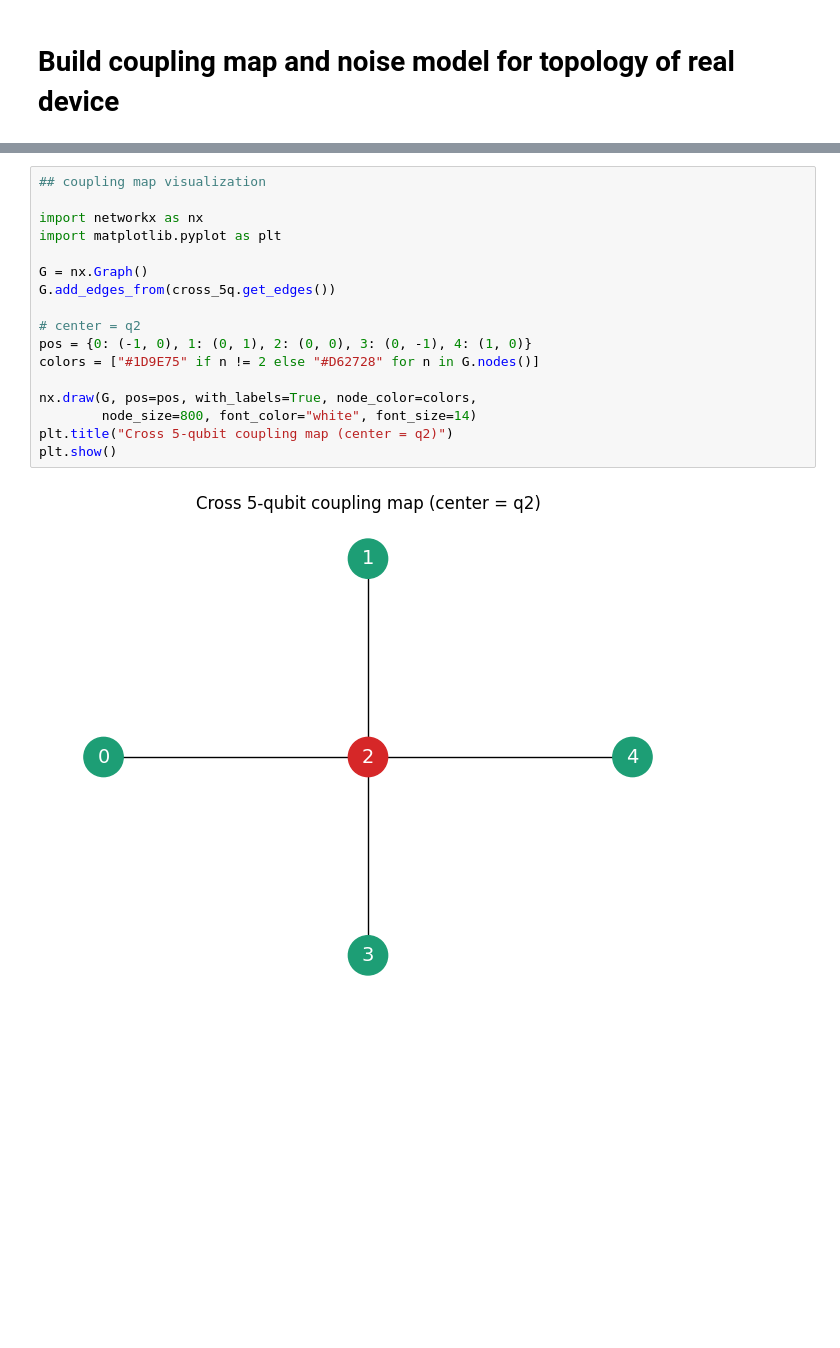
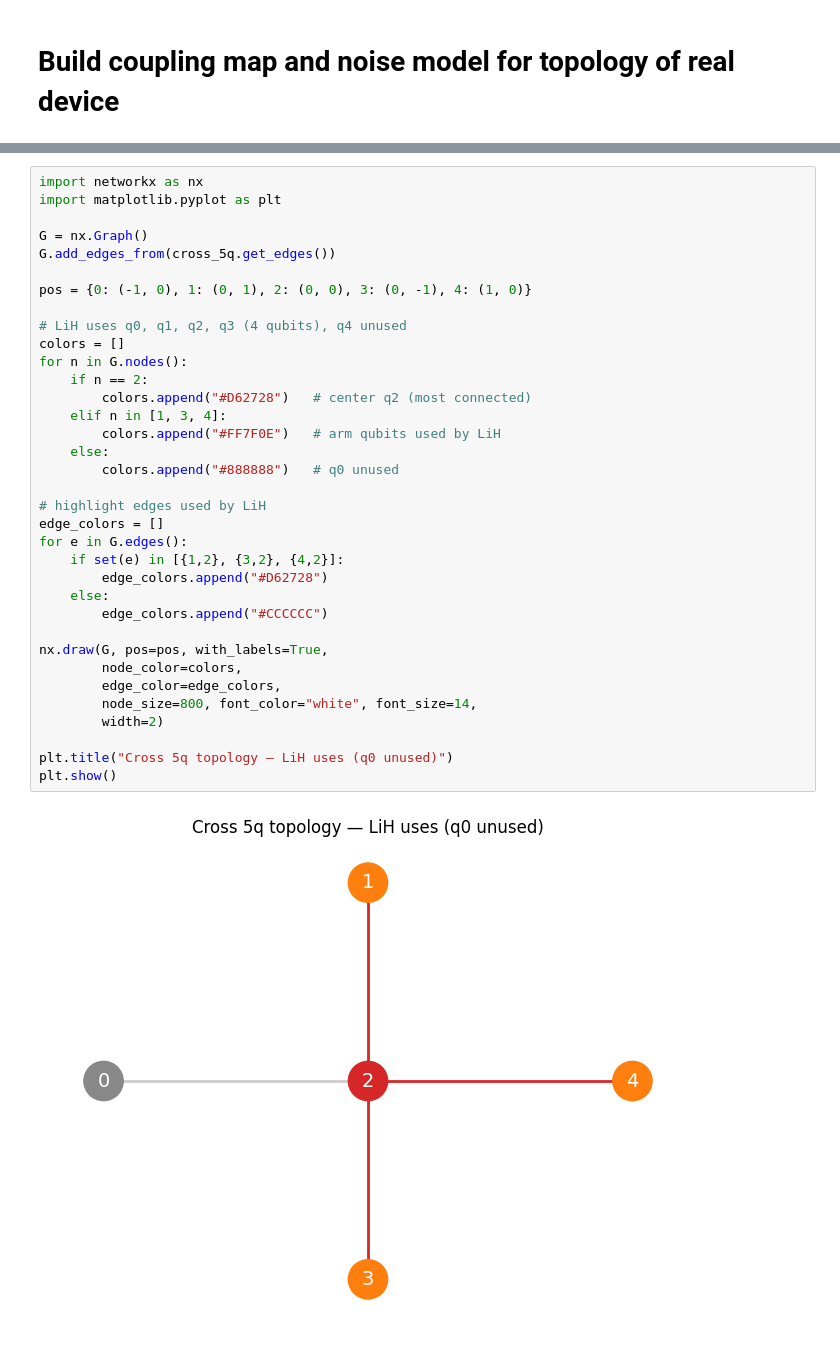
Before and after one commit to nanoelectroniclab/Qfort_opx1000, a Jupyter notebook: vqe/vqe_LiH_Qiskit.ipynb, the cells around one changed output, grey strips where cells are left out. Drawn from its saved outputs; the diff is of its cells as text; blank space fills up the shorter version.

```diff
--- a/vqe/vqe_LiH_Qiskit.ipynb
+++ b/vqe/vqe_LiH_Qiskit.ipynb
@@ -727,22 +695,40 @@ ansatz_cross.draw("mpl", style = "clifford")
 # %%
-## coupling map visualization
-
 import networkx as nx
 import matplotlib.pyplot as plt
 
 G = nx.Graph()
 G.add_edges_from(cross_5q.get_edges())
 
-# center = q2
 pos = {0: (-1, 0), 1: (0, 1), 2: (0, 0), 3: (0, -1), 4: (1, 0)}
-colors = ["#1D9E75" if n != 2 else "#D62728" for n in G.nodes()]
 
-nx.draw(G, pos=pos, with_labels=True, node_color=colors,
-        node_size=800, font_color="white", font_size=14)
-plt.title("Cross 5-qubit coupling map (center = q2)")
+# LiH uses q0, q1, q2, q3 (4 qubits), q4 unused
+colors = []
+for n in G.nodes():
+    if n == 2:
+        colors.append("#D62728")   # center q2 (most connected)
+    elif n in [1, 3, 4]:
+        colors.append("#FF7F0E")   # arm qubits used by LiH
+    else:
+        colors.append("#888888")   # q0 unused
+
+# highlight edges used by LiH
+edge_colors = []
+for e in G.edges():
+    if set(e) in [{1,2}, {3,2}, {4,2}]:
+        edge_colors.append("#D62728")
+    else:
+        edge_colors.append("#CCCCCC")
+
+nx.draw(G, pos=pos, with_labels=True,
+        node_color=colors,
+        edge_color=edge_colors,
+        node_size=800, font_color="white", font_size=14,
+        width=2)
+
+plt.title("Cross 5q topology — LiH uses (q0 unused)")
 plt.show()
 # %% [output]
-[figure, old version]
+[figure, new version]
 # %%
 ## calculate fixed distance vqe of HEA with spsa using defined cross_5q
 qubit_ham_cross = qubit_hamiltonian.apply_layout(ansatz_cross.layout)
```
Also changed, not shown: parts of 14 cells of this notebook.
